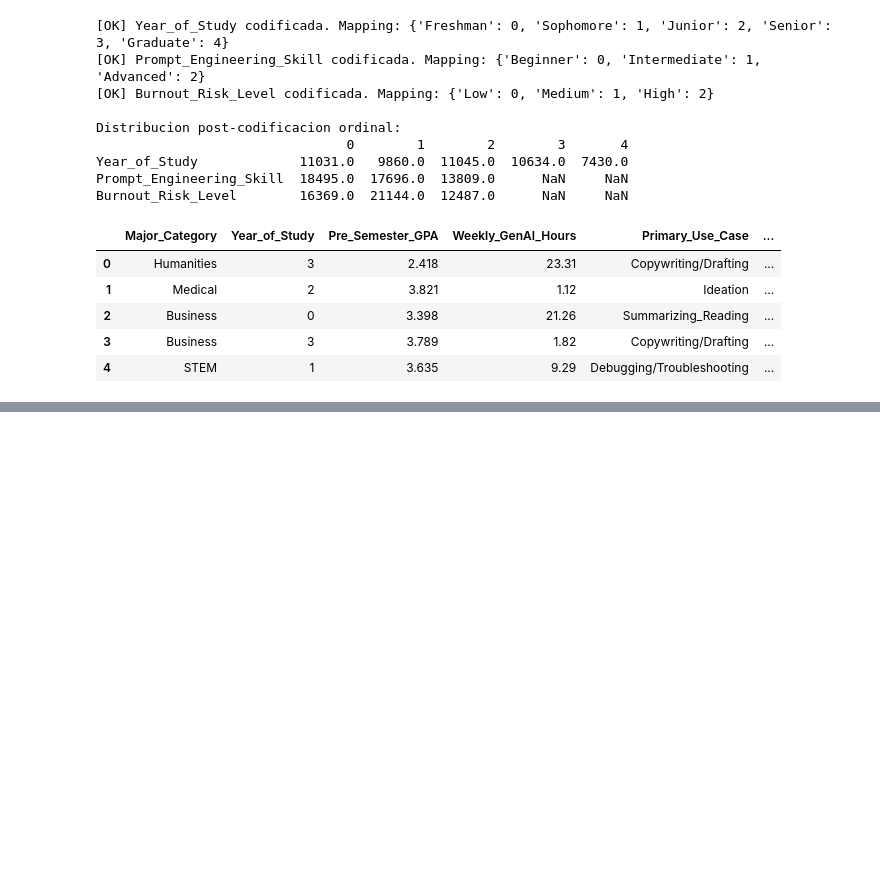
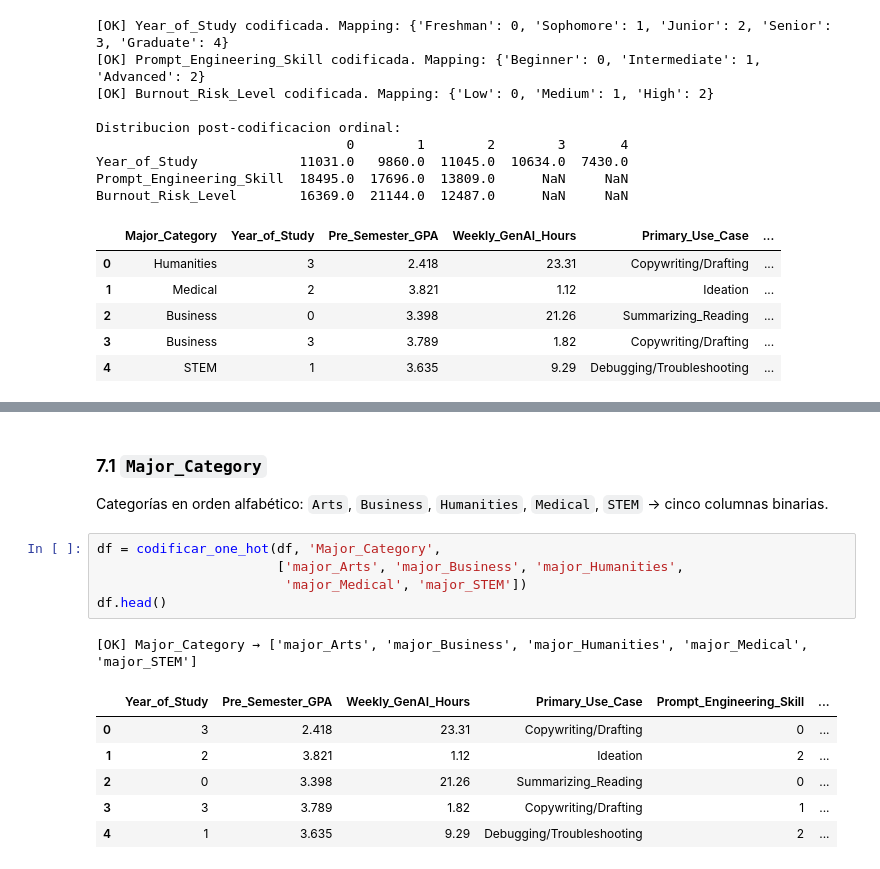
Before and after one commit to dark452/mcdi500_s1_grupo1, a Jupyter notebook: notebooks/F2_EDA_Limpieza.ipynb, the cells around one changed output, grey strips where cells are left out. Cells and saved outputs as stored; diff of their text form; blank space fills up the shorter version.

Commit message:
docs(notebook): Se agrega función codificar_one_hot y su respectivo markdown, se utiliza la función con diferentes categorías(Major_category, Primary_Use_Case, Institutional_Policy

```diff
--- a/notebooks/F2_EDA_Limpieza.ipynb
+++ b/notebooks/F2_EDA_Limpieza.ipynb
@@ -590,0 +646,17 @@ Burnout_Risk_Level        16369.0  21144.0  12487.0      NaN     NaN
+# %% [markdown]
+### 7.1 `Major_Category`
+
+Categorías en orden alfabético: `Arts`, `Business`, `Humanities`, `Medical`, `STEM` → cinco columnas binarias.
+# %%
+df = codificar_one_hot(df, 'Major_Category',
+                       ['major_Arts', 'major_Business', 'major_Humanities',
+                        'major_Medical', 'major_STEM'])
+df.head()
+# %% [output]
+[OK] Major_Category → ['major_Arts', 'major_Business', 'major_Humanities', 'major_Medical', 'major_STEM']
+|  | Year_of_Study | Pre_Semester_GPA | Weekly_GenAI_Hours | Primary_Use_Case | Prompt_Engineering_Skill | ... |
+| 0 | 3 | 2.418 | 23.31 | Copywriting/Drafting | 0 | ... |
+| 1 | 2 | 3.821 | 1.12 | Ideation | 2 | ... |
+| 2 | 0 | 3.398 | 21.26 | Summarizing_Reading | 0 | ... |
+| 3 | 3 | 3.789 | 1.82 | Copywriting/Drafting | 1 | ... |
+| 4 | 1 | 3.635 | 9.29 | Debugging/Troubleshooting | 2 | ... |
```
Also changed, not shown: parts of 9 cells of this notebook.
